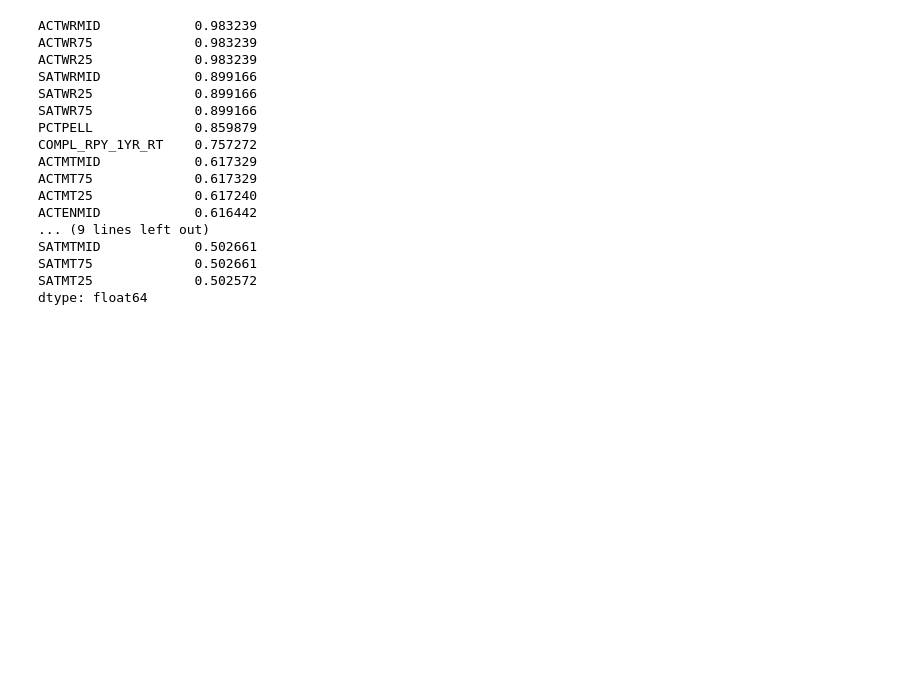
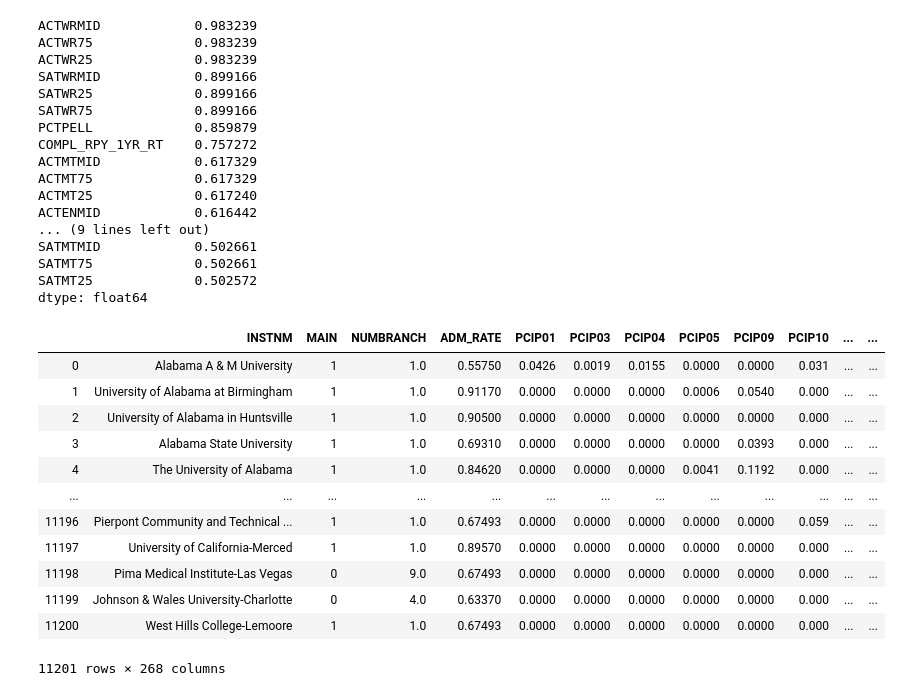
Before and after one commit to aidanclaffey/dsga-1001-college-scorecard, a Jupyter notebook: 3 - Final Data Cleaning.ipynb, the cells around one changed output. Saved outputs shown, nothing was run; the diff lists cells and outputs as text; code cells hidden in the pictures; blank space fills up the shorter version.

```diff
--- a/3 - Final Data Cleaning.ipynb
+++ b/3 - Final Data Cleaning.ipynb
@@ -139,6 +139,7 @@ X.loc[:, "TUITION_OUT_ISNT_IN"] = (X["TUITIONFEE_IN"] != X["TUITIONFEE_OUT"]).as
 X = X.dropna(subset=["TUITIONFEE_OUT"], how="any", axis="rows")
 X = X.drop("TUITIONFEE_PROG", axis=1)
 X = X.drop("PRGMOFR", axis=1)
+y = y[X.index]
 # %%
 X.shape
 # %% [output]
@@ -168,3 +169,31 @@ SATMTMID            0.502661
 SATMT75             0.502661
 SATMT25             0.502572
 dtype: float64
+# %%
+X['MAIN'] = X.MAIN.replace({'Main campus': 1, 'Not main campus': 0})
+# %%
+X.drop(col_pct_nonzero.index, axis = 1, inplace = True)
+# %%
+#drop those entries without any income
+X = X[y!=0]
+y = y[y!=0]
+
+#then reset the indices
+X.reset_index(drop = True, inplace = True)
+y.reset_index(drop = True, inplace = True)
+# %%
+X
+# %% [output]
+|  | INSTNM | MAIN | NUMBRANCH | ADM_RATE | PCIP01 | PCIP03 | PCIP04 | PCIP05 | PCIP09 | PCIP10 | ... | ... |
+| 0 | Alabama A & M University | 1 | 1.0 | 0.55750 | 0.0426 | 0.0019 | 0.0155 | 0.0000 | 0.0000 | 0.031 | ... | ... |
+| 1 | University of Alabama at Birmingham | 1 | 1.0 | 0.91170 | 0.0000 | 0.0000 | 0.0000 | 0.0006 | 0.0540 | 0.000 | ... | ... |
+| 2 | University of Alabama in Huntsville | 1 | 1.0 | 0.90500 | 0.0000 | 0.0000 | 0.0000 | 0.0000 | 0.0000 | 0.000 | ... | ... |
+| 3 | Alabama State University | 1 | 1.0 | 0.69310 | 0.0000 | 0.0000 | 0.0000 | 0.0000 | 0.0393 | 0.000 | ... | ... |
+| 4 | The University of Alabama | 1 | 1.0 | 0.84620 | 0.0000 | 0.0000 | 0.0000 | 0.0041 | 0.1192 | 0.000 | ... | ... |
+| ... | ... | ... | ... | ... | ... | ... | ... | ... | ... | ... | ... | ... |
+| 11196 | Pierpont Community and Technical ... | 1 | 1.0 | 0.67493 | 0.0000 | 0.0000 | 0.0000 | 0.0000 | 0.0000 | 0.059 | ... | ... |
+| 11197 | University of California-Merced | 1 | 1.0 | 0.89570 | 0.0000 | 0.0000 | 0.0000 | 0.0000 | 0.0000 | 0.000 | ... | ... |
+| 11198 | Pima Medical Institute-Las Vegas | 0 | 9.0 | 0.67493 | 0.0000 | 0.0000 | 0.0000 | 0.0000 | 0.0000 | 0.000 | ... | ... |
+| 11199 | Johnson & Wales University-Charlotte | 0 | 4.0 | 0.63370 | 0.0000 | 0.0000 | 0.0000 | 0.0000 | 0.0000 | 0.000 | ... | ... |
+| 11200 | West Hills College-Lemoore | 1 | 1.0 | 0.67493 | 0.0000 | 0.0000 | 0.0000 | 0.0000 | 0.0000 | 0.000 | ... | ... |
+11201 rows × 268 columns
```
Also changed, not shown: parts of 4 cells of this notebook, 6 other files.
